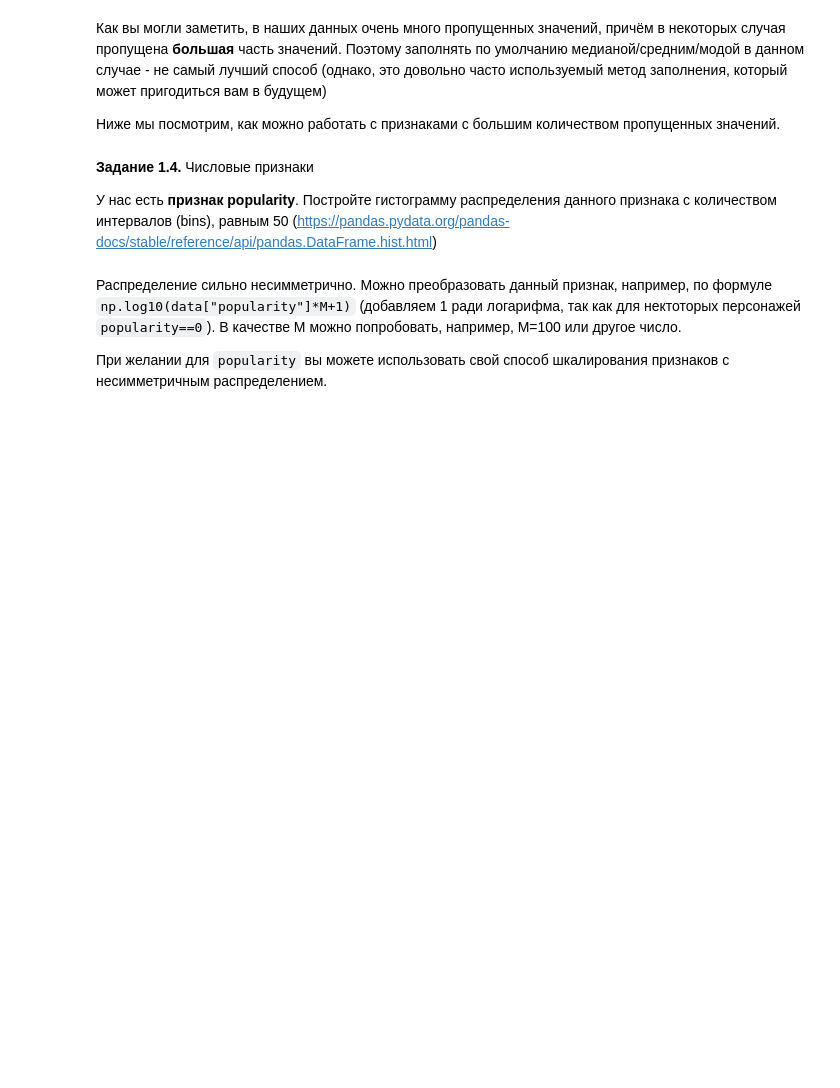
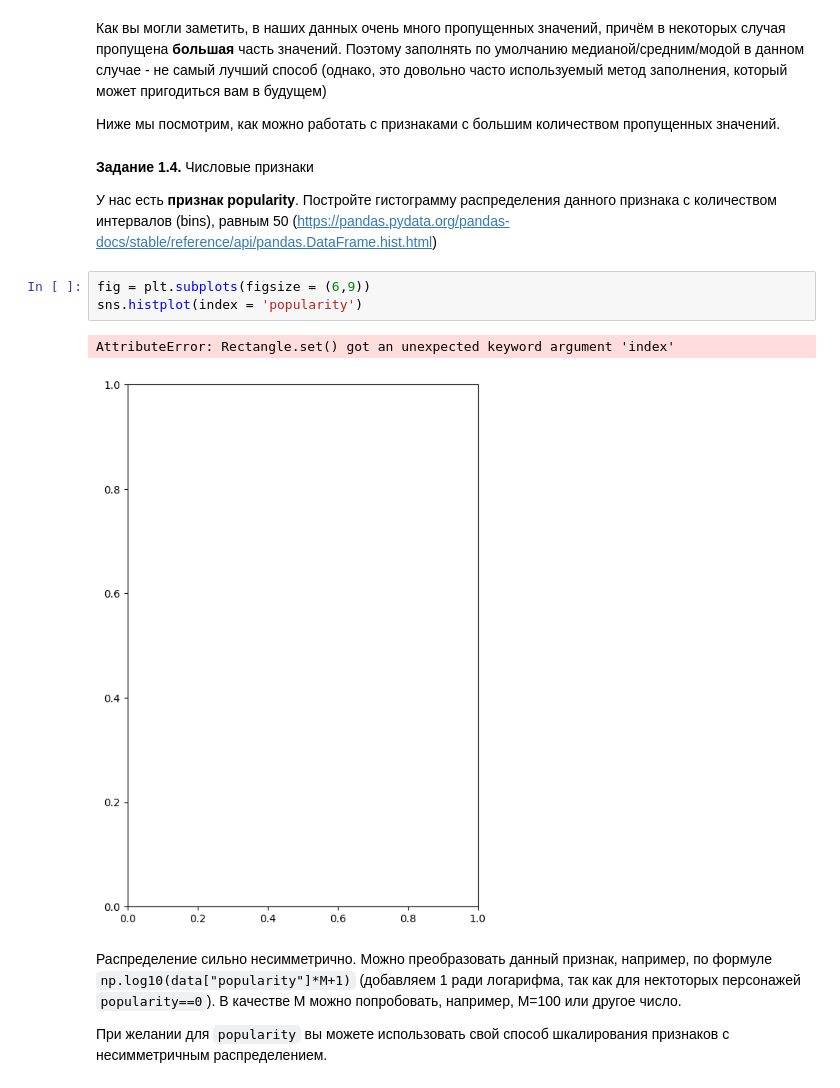
Before and after one commit to VaSiluck/Game_of_thrones_death_analysis, a Jupyter notebook: week_01_ml_intro/Homework/hw_1_game_of_thrones.ipynb, the cells around one changed output. Saved outputs shown, nothing was run; the diff lists cells and outputs as text; blank space fills up the shorter version.

```diff
--- a/week_01_ml_intro/Homework/hw_1_game_of_thrones.ipynb
+++ b/week_01_ml_intro/Homework/hw_1_game_of_thrones.ipynb
@@ -168,6 +252,12 @@ data.describe(include = [...]).T[['count', 'min', 'max']]
 **Задание 1.4.** Числовые признаки
 
 У нас есть **признак popularity**. Постройте гистограмму распределения данного признака с количеством интервалов (bins), равным 50 (https://pandas.pydata.org/pandas-docs/stable/reference/api/pandas.DataFrame.hist.html)
+# %%
+fig = plt.subplots(figsize = (6,9))
+sns.histplot(index = 'popularity')
+# %% [output]
+AttributeError: Rectangle.set() got an unexpected keyword argument 'index'
+[figure, added]
 # %% [markdown]
 Распределение сильно несимметрично. Можно преобразовать данный признак, например, по формуле `np.log10(data["popularity"]*M+1)` (добавляем 1 ради логарифма, так как для нектоторых персонажей `popularity==0`). В качестве M можно попробовать, например, M=100 или другое число.
 
```
Also changed, not shown: parts of 5 cells of this notebook.
